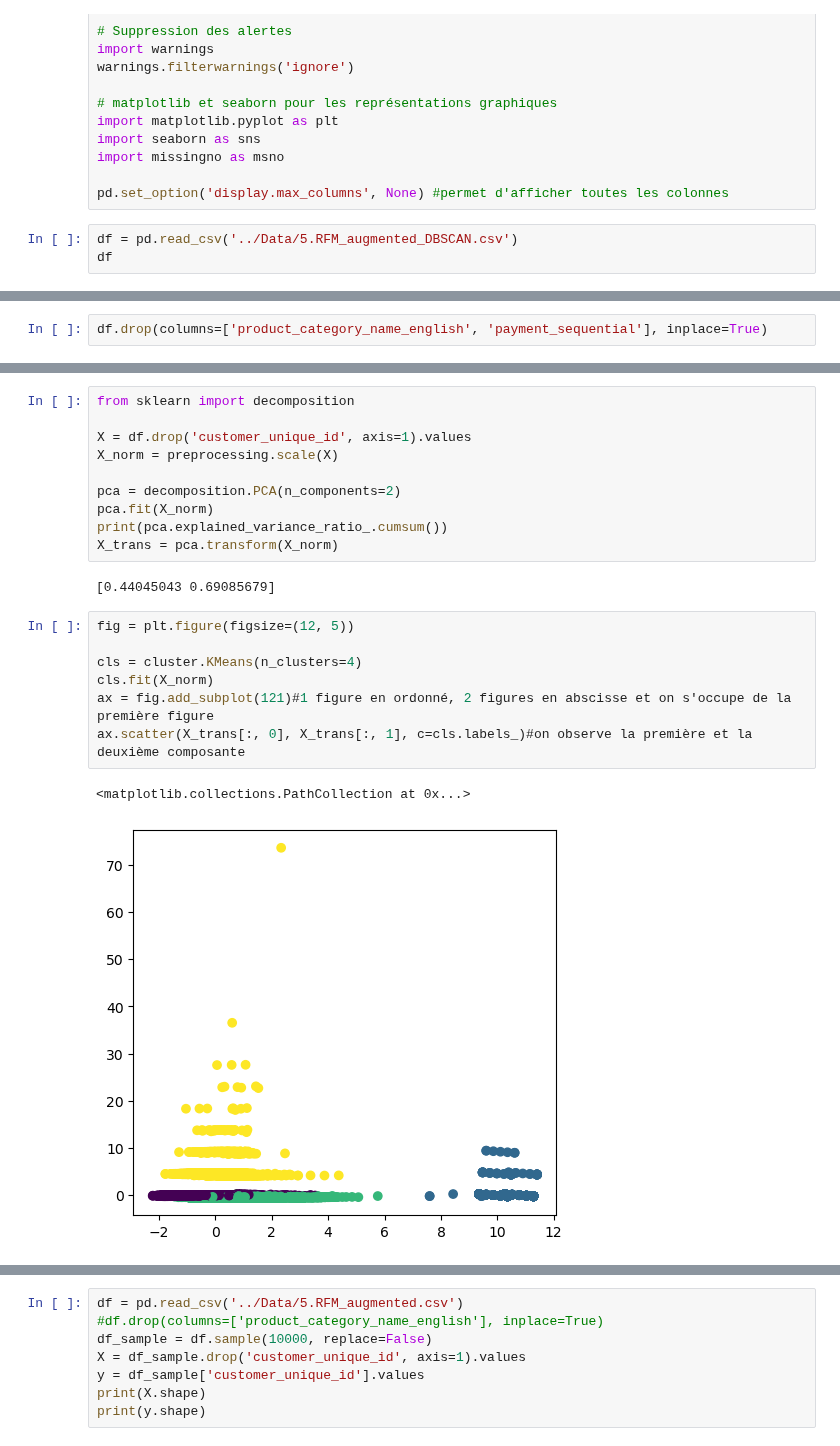
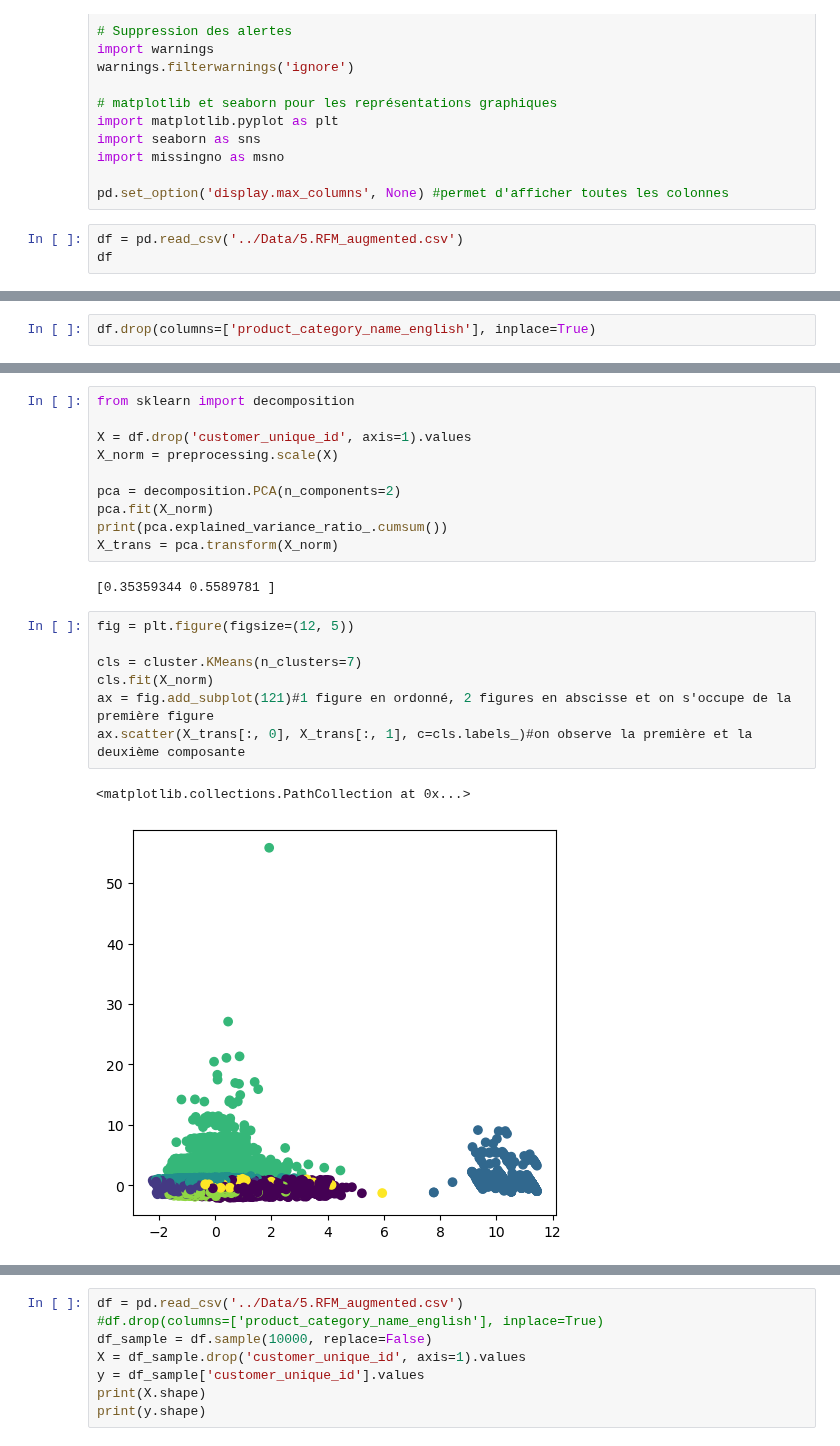
Before and after one commit to HaDock404/CustomerSegmentation, a Jupyter notebook: Notebook/6.Final_clustering_Kmeans.ipynb, the cells around one changed output, grey strips where cells are left out. Saved outputs shown, nothing was run; the diff lists cells and outputs as text.

```diff
--- a/Notebook/6.Final_clustering_Kmeans.ipynb
+++ b/Notebook/6.Final_clustering_Kmeans.ipynb
@@ -20,6 +20,6 @@ import missingno as msno
 
 pd.set_option('display.max_columns', None) #permet d'afficher toutes les colonnes
 # %%
-df = pd.read_csv('../Data/5.RFM_augmented_DBSCAN.csv')
+df = pd.read_csv('../Data/5.RFM_augmented.csv')
 df
 # %% [output]
@@ -38,6 +38,6 @@ df
 95363 rows × 7 columns
 # %%
-df.drop(columns=['product_category_name_english', 'payment_sequential'], inplace=True)
+df.drop(columns=['product_category_name_english'], inplace=True)
 # %%
 df
 # %% [output]
@@ -99,17 +99,17 @@ pca.fit(X_norm)
 print(pca.explained_variance_ratio_.cumsum())
 X_trans = pca.transform(X_norm)
 # %% [output]
-[0.44045043 0.69085679]
+[0.35359344 0.5589781 ]
 # %%
 fig = plt.figure(figsize=(12, 5))
 
-cls = cluster.KMeans(n_clusters=4)
+cls = cluster.KMeans(n_clusters=7)
 cls.fit(X_norm)
 ax = fig.add_subplot(121)#1 figure en ordonné, 2 figures en abscisse et on s'occupe de la première figure
 ax.scatter(X_trans[:, 0], X_trans[:, 1], c=cls.labels_)#on observe la première et la deuxième composante
 # %% [output]
 <matplotlib.collections.PathCollection at 0x...>
-[figure, old version]
+[figure, new version]
 # %%
 from sklearn import decomposition
 
```
Also changed, not shown: parts of 10 cells of this notebook, 7 other files.
